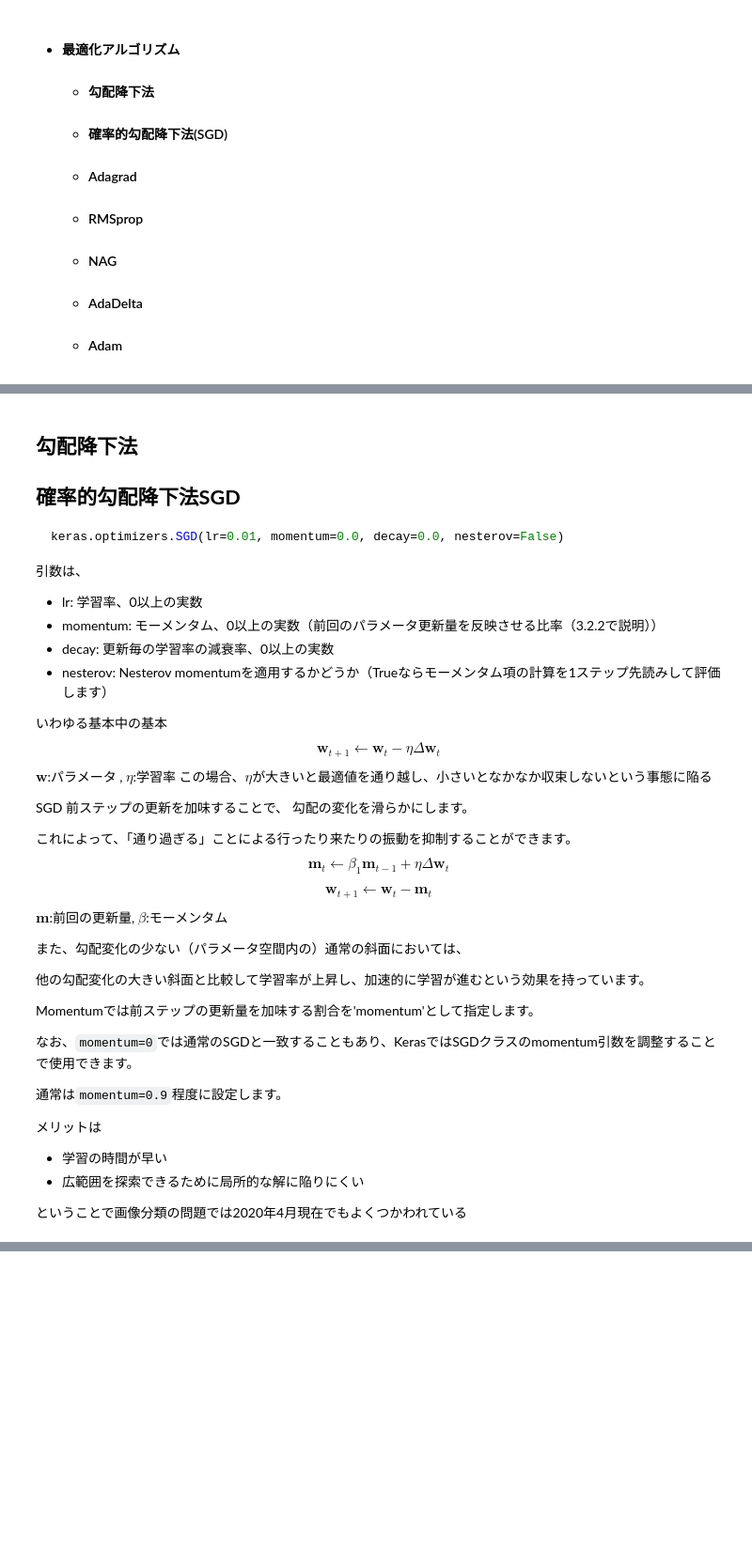
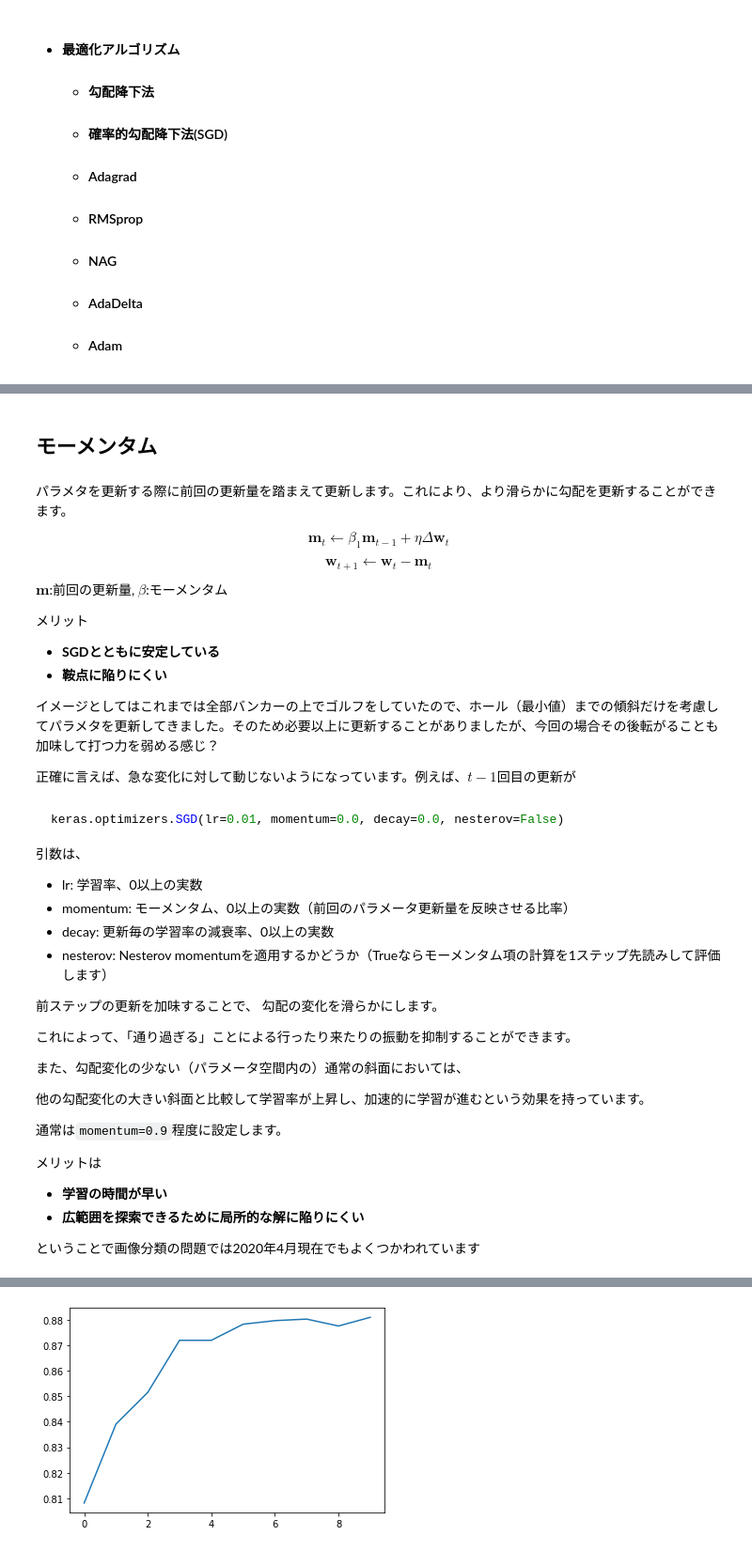
Before and after one commit to Strix9289/Introduction-of-Deep-Learning, a Jupyter notebook: Optimization.ipynb, the cells around one changed output, grey strips where cells are left out. Shown: that part at 94% size. Cells and saved outputs as stored; diff of their text form; code cells hidden in the pictures; blank space fills up the shorter version.

````diff
--- a/Optimization.ipynb
+++ b/Optimization.ipynb
@@ -21,7 +198,24 @@
+# %% [markdown]
+## モーメンタム
+# %% [markdown]
+パラメタを更新する際に前回の更新量を踏まえて更新します。これにより、より滑らかに勾配を更新することができます。
+
+$$
+\boldsymbol{m}_t\leftarrow\beta_1\boldsymbol{m}_{t-1}+\eta\Delta\boldsymbol{w}_t
+$$
+$$
+\boldsymbol{w}_{t+1}\leftarrow\boldsymbol{w}_t-\boldsymbol{m}_t
+$$
+$\boldsymbol{m}$:前回の更新量, $\beta$:モーメンタム
+
+メリット
+- **SGDとともに安定している**
+- **鞍点に陥りにくい**
+
+イメージとしてはこれまでは全部バンカーの上でゴルフをしていたので、ホール（最小値）までの傾斜だけを考慮してパラメタを更新してきました。そのため必要以上に更新することがありましたが、今回の場合その後転がることも加味して打つ力を弱める感じ？
+
+正確に言えば、急な変化に対して動じないようになっています。例えば、$t-1$回目の更新が
 # %% [markdown]
-## **勾配降下法**
-## **確率的勾配降下法SGD**
-
 ```py
 keras.optimizers.SGD(lr=0.01, momentum=0.0, decay=0.0, nesterov=False)
 ```
@@ -29,30 +223,15 @@ keras.optimizers.SGD(lr=0.01, momentum=0.0, decay=0.0, nesterov=False)
 引数は、
 
 * lr: 学習率、0以上の実数
-* momentum: モーメンタム、0以上の実数（前回のパラメータ更新量を反映させる比率（3.2.2で説明））
+* momentum: モーメンタム、0以上の実数（前回のパラメータ更新量を反映させる比率）
 * decay: 更新毎の学習率の減衰率、0以上の実数
 * nesterov: Nesterov momentumを適用するかどうか（Trueならモーメンタム項の計算を1ステップ先読みして評価します）
 
-いわゆる基本中の基本
-$$
-\boldsymbol{w}_{t+1}\leftarrow\boldsymbol{w}_t-\eta\Delta\boldsymbol{w}_t
-$$
- $\boldsymbol{w}$:パラメータ , $\eta$:学習率
-この場合、$\eta$が大きいと最適値を通り越し、小さいとなかなか収束しないという事態に陥る
 
-
-SGD
 前ステップの更新を加味することで、 勾配の変化を滑らかにします。
 
 これによって、「通り過ぎる」ことによる行ったり来たりの振動を抑制することができます。
-$$
-\boldsymbol{m}_t\leftarrow\beta_1\boldsymbol{m}_{t-1}+\eta\Delta\boldsymbol{w}_t
-$$
 
-$$
-\boldsymbol{w}_{t+1}\leftarrow\boldsymbol{w}_t-\boldsymbol{m}_t
-$$
-$\boldsymbol{m}$:前回の更新量, $\beta$:モーメンタム
 
 
 
@@ -60,14 +239,29 @@ $\boldsymbol{m}$:前回の更新量, $\beta$:モーメンタム
 
 他の勾配変化の大きい斜面と比較して学習率が上昇し、加速的に学習が進むという効果を持っています。
 
-Momentumでは前ステップの更新量を加味する割合を'momentum'として指定します。
-
-なお、`momentum=0`では通常のSGDと一致することもあり、KerasではSGDクラスのmomentum引数を調整することで使用できます。
-
 通常は`momentum=0.9`程度に設定します。
 
 メリットは
-- 学習の時間が早い
-- 広範囲を探索できるために局所的な解に陥りにくい
+- **学習の時間が早い**
+- **広範囲を探索できるために局所的な解に陥りにくい**
 
-ということで画像分類の問題では2020年4月現在でもよくつかわれている
+ということで画像分類の問題では2020年4月現在でもよくつかわれています
+# %%
+from keras import optimizers
+m = optimizers.SGD(lr=0.01, momentum=0.9)
+# %%
+%%time
+model_Momentum = get_model()
+model_Momentum.compile(optimizer=m, loss="categorical_crossentropy", metrics=["acc"])
+histroty_Momentum = model_Momentum.fit(x_train,y_train,verbose=0,batch_size=32, epochs=10, validation_data=(x_test,y_test))
+# %%
+score_Momentum = model_Momentum.evaluate(x_test, y_test, verbose=0)
+print("Test loss", score_Momentum[0])
+print("Test accuracy {:.3f}%".format(score_Momentum[1]*100))
+
+# 結果の可視化
+result_Momentum = pd.DataFrame(histroty_Momentum.history)
+
+# 目的関数の可視化
+result_Momentum['val_acc'].plot();
+# %% [output]
@@ -73,0 +272 @@ Momentumでは前ステップの更新量を加味する割合を'momentum'と
+[figure, added]
````
Also changed, not shown: parts of 35 cells of this notebook.
